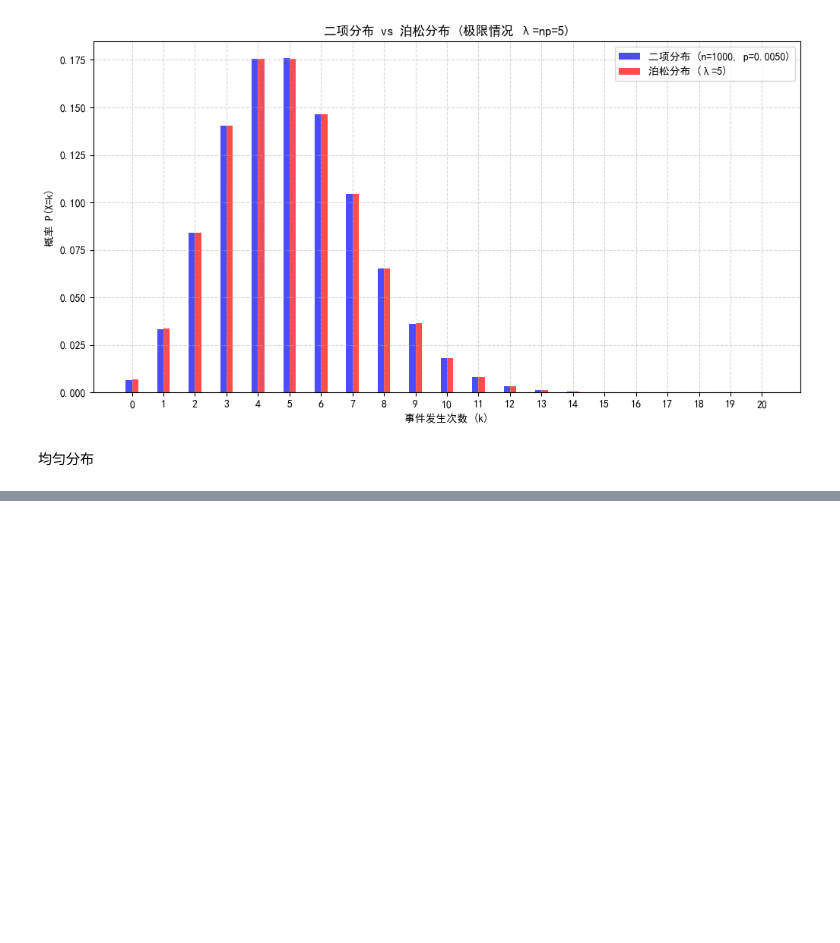
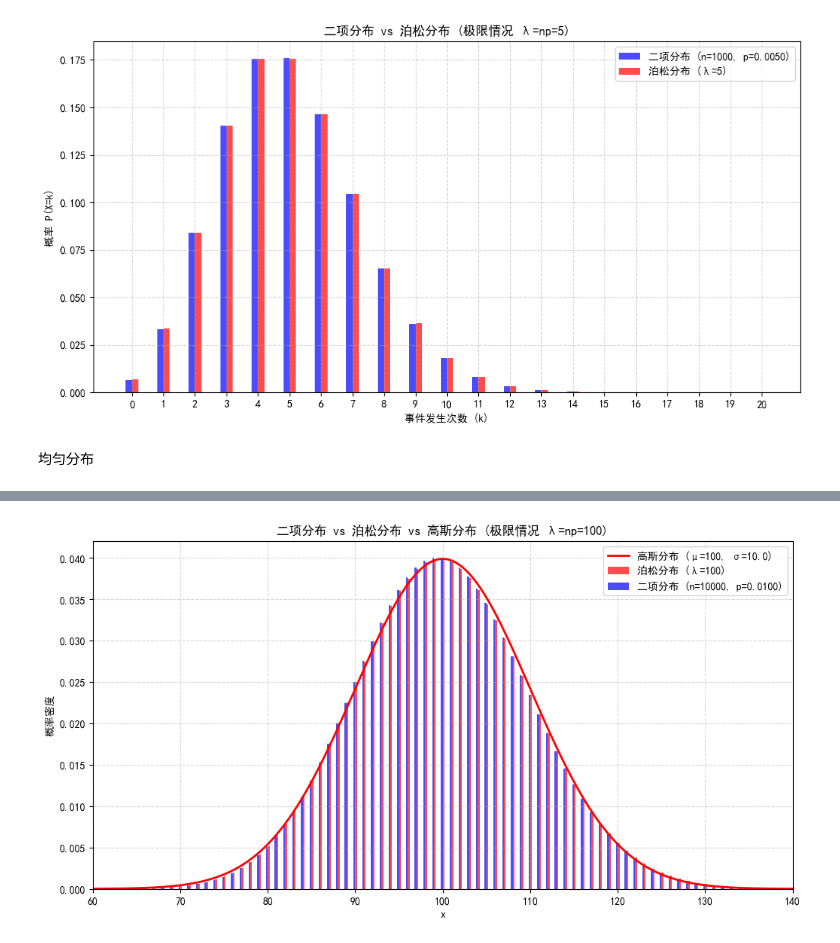
Before and after one commit to quanshi233/mystudy, a Jupyter notebook: codes/distributions/distribution.ipynb, the cells around one changed output, grey strips where cells are left out. Cells and saved outputs as stored; diff of their text form; code cells hidden in the pictures; blank space fills up the shorter version.

```diff
--- a/codes/distributions/distribution.ipynb
+++ b/codes/distributions/distribution.ipynb
@@ -100,9 +100,9 @@ class X_P:
         self.f = [exp(-lambda_ + k*log(lambda_) - log(factorial(k))) for k in self.k]
 
 class X_B:
-    def __init__(self,n,p):
+    def __init__(self,n,p,max_k):
         self.k = np.arange(0,n+1)
-        self.f = [exp(log(comb(n,i)) + i*log(p) + (n-i)*log(1-p)) for i in self.k[0:21]]
+        self.f = [exp(log(comb(n,i)) + i*log(p) + (n-i)*log(1-p)) for i in self.k[0:max_k+1]]
 
 lambda_ = 10
 max_k = 20
@@ -111,8 +111,8 @@ p = lambda_/n
 a = X_P(lambda_, max_k)
 plt.figure(figsize=(12, 6))
 plt.bar(a.k+0.1, a.f, width=0.2, color='red', alpha=0.7, label=f'泊松分布 (λ={lambda_})')
-b = X_B(n, p)
-plt.bar(b.k[0:21]-0.1, b.f, width=0.2, color='blue', alpha=0.7, label=f'二项分布 (n={n}, p={p:.4f})')
+b = X_B(n, p, max_k)
+plt.bar(b.k[0:max_k+1]-0.1, b.f, width=0.2, color='blue', alpha=0.7, label=f'二项分布 (n={n}, p={p:.4f})')
 plt.title(f'二项分布 vs 泊松分布 (极限情况 λ=np={lambda_})')
 plt.xlabel('事件发生次数 (k)')
 plt.ylabel('概率 P(X=k)')
@@ -276,0 +385,51 @@ plt.show()
+# %%
+import numpy as np
+import matplotlib.pyplot as plt
+from math import exp,factorial,comb,log,pi,sqrt
+plt.rcParams['font.sans-serif'] = ['SimHei']  # Windows 系统
+def gaussian_pdf(x, mu, sigma):
+    coeff = 1 / (sigma * np.sqrt(2 * np.pi))
+    exponent = -((x - mu)**2) / (2 * sigma**2)
+    return coeff * np.exp(exponent)
+
+class X_N:
+    def __init__(self, mu, sigma, sec):
+        self.x = np.linspace(sec[0], sec[1], 1000)
+        self.pdf = gaussian_pdf(self.x, mu, sigma)
+
+class X_P:
+    def __init__(self,lambda_, max_k):
+        self.k = np.arange(0, max_k+1)
+        self.f = [exp(-lambda_ + k*log(lambda_) - log(factorial(k))) for k in self.k]
+
+class X_B:
+    def __init__(self,n,p,max_k):
+        self.k = np.arange(0,n+1)
+        self.f = [exp(log(comb(n,i)) + i*log(p) + (n-i)*log(1-p)) for i in self.k[0:max_k+1]]
+
+lambda_ = 100
+mu = lambda_
+sigma = sqrt(mu)
+sec = [mu - 4*sigma, mu + 4*sigma]
+max_k = int(mu + 4*sigma + 1)
+n = 10000
+p = lambda_/n
+a = X_P(lambda_, max_k)
+plt.figure(figsize=(12, 6))
+plt.bar(a.k+0.1, a.f, width=0.2, color='red', alpha=0.7, label=f'泊松分布 (λ={lambda_})')
+b = X_B(n, p, max_k)
+plt.bar(b.k[0:max_k+1]-0.1, b.f, width=0.2, color='blue', alpha=0.7, label=f'二项分布 (n={n}, p={p:.4f})')
+n_d = X_N(mu, sigma, sec)
+plt.plot(n_d.x, n_d.pdf,
+         'r-',
+         linewidth=2,
+         label=f'高斯分布 (μ={mu}, σ={sigma})')
+plt.title(f'二项分布 vs 泊松分布 vs 高斯分布 (极限情况 λ=np={lambda_})')
+plt.xlabel('x')
+plt.ylabel('概率密度')
+plt.xlim(sec)
+plt.legend()
+plt.grid(True, linestyle='--', alpha=0.5)
+plt.show()
+# %% [output]
+[figure, added]
```
Also changed, not shown: parts of 9 cells of this notebook.
